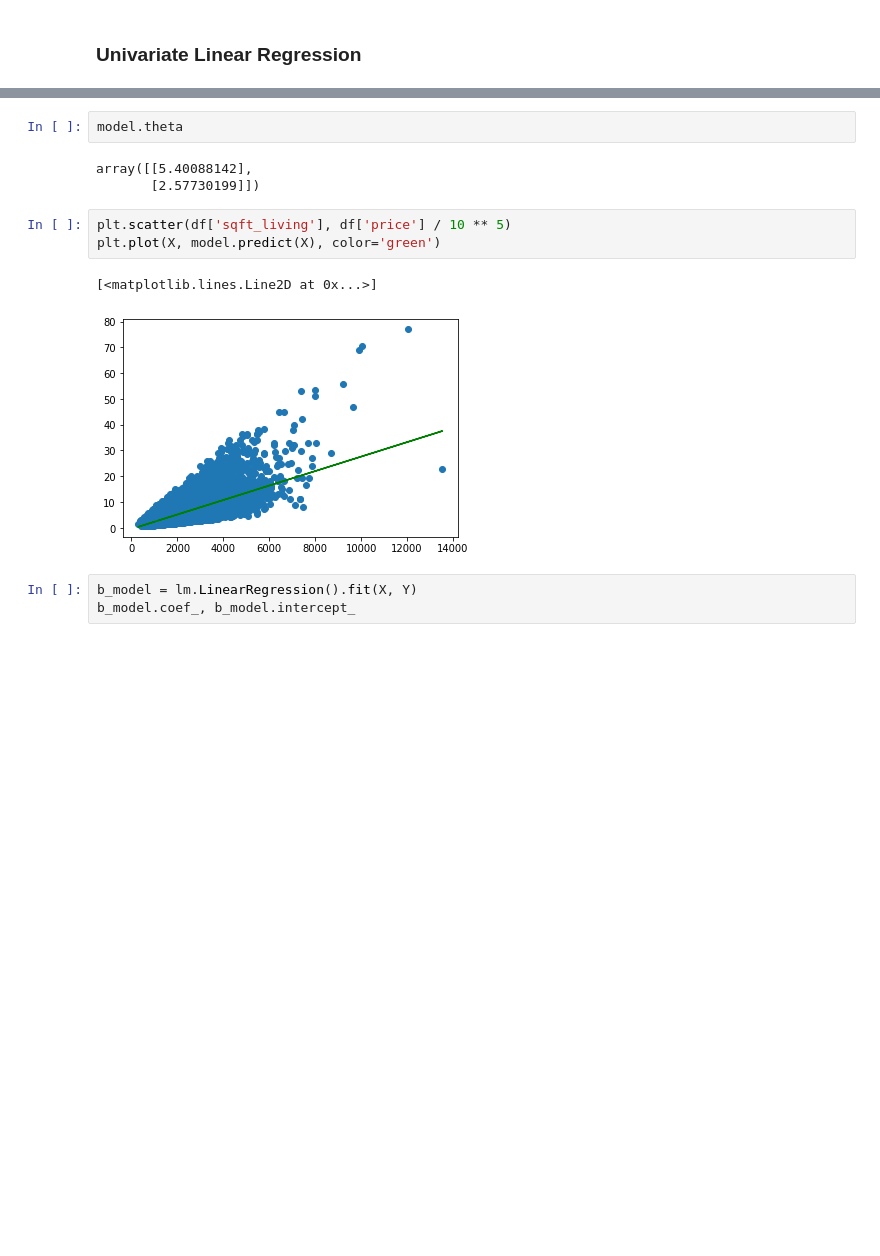
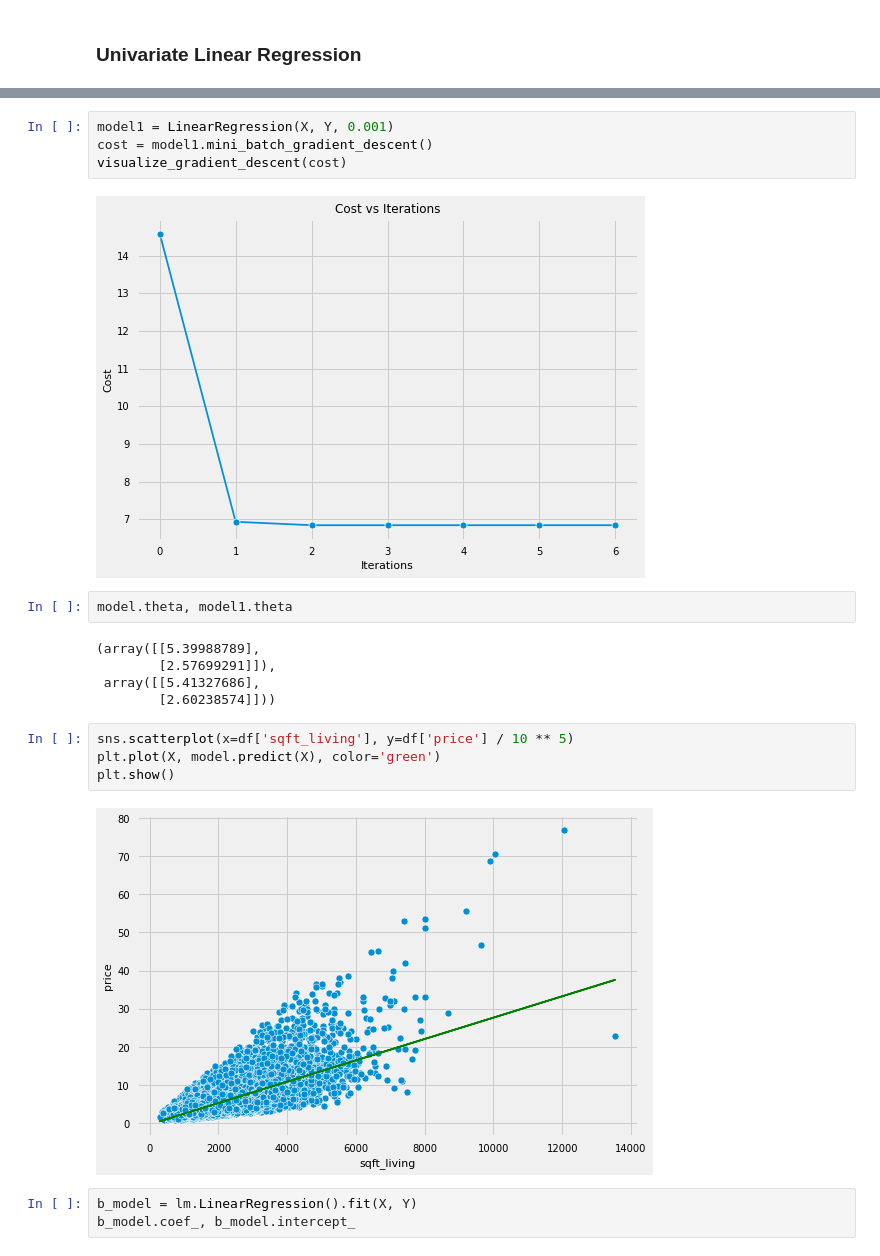
Before and after one commit to SRI-PRIYAN/MachineLearning, a Jupyter notebook: LinearRegression/LinearRegression.ipynb, the cells around one changed output, grey strips where cells are left out. Drawn from its saved outputs; the diff is of its cells as text; blank space fills up the shorter version.

```diff
--- a/LinearRegression/LinearRegression.ipynb
+++ b/LinearRegression/LinearRegression.ipynb
@@ -107,14 +165,22 @@ model.gradient_descent()
+# %%
+model1 = LinearRegression(X, Y, 0.001)
+cost = model1.mini_batch_gradient_descent()
+visualize_gradient_descent(cost)
+# %% [output]
+[figure, added]
 # %%
-model.theta
+model.theta, model1.theta
 # %% [output]
-array([[5.40088142],
-       [2.57730199]])
+(array([[5.39988789],
+        [2.57699291]]),
+ array([[5.41327686],
+        [2.60238574]]))
 # %%
-plt.scatter(df['sqft_living'], df['price'] / 10 ** 5)
+sns.scatterplot(x=df['sqft_living'], y=df['price'] / 10 ** 5)
 plt.plot(X, model.predict(X), color='green')
+plt.show()
 # %% [output]
-[<matplotlib.lines.Line2D at 0x...>]
-[figure, old version]
+[figure, new version]
 # %%
 b_model = lm.LinearRegression().fit(X, Y)
 b_model.coef_, b_model.intercept_
```
Also changed, not shown: parts of 25 cells of this notebook.
